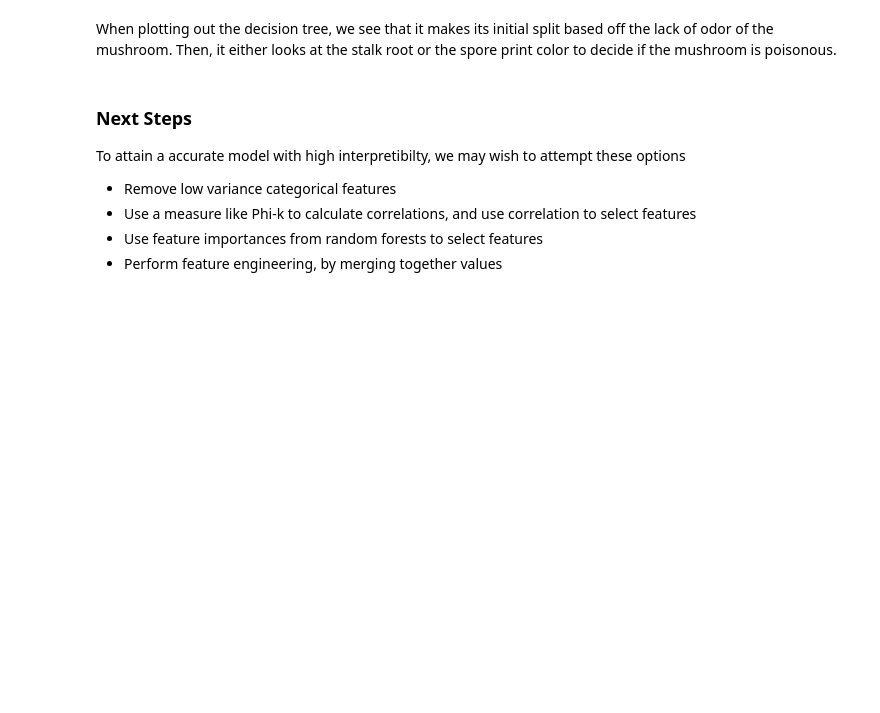
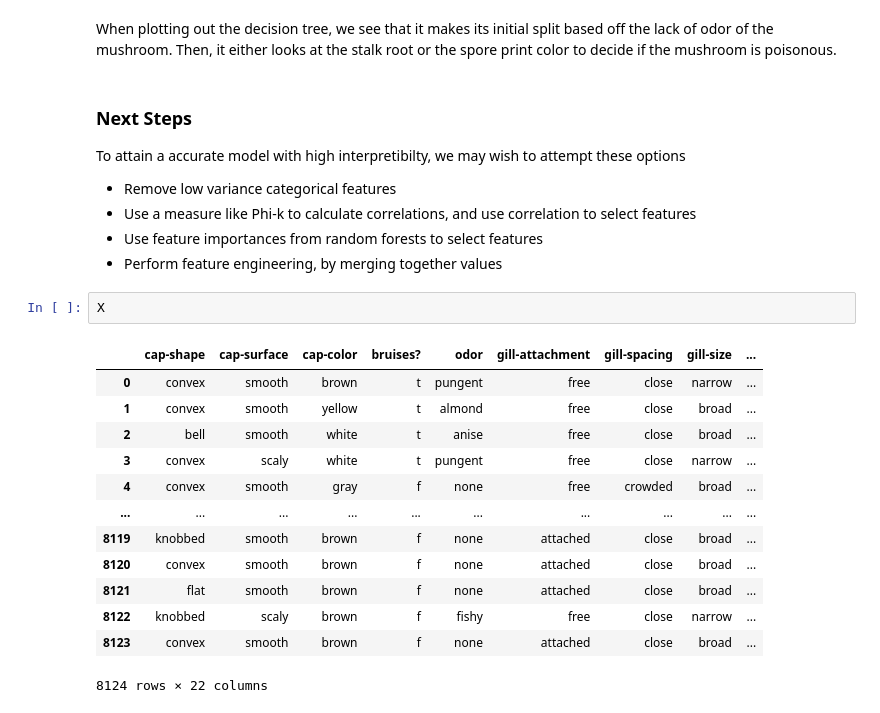
Before and after one commit to Tien-Cheng/AI-and-Machine-Learning--ST1511-, a Jupyter notebook: Assignment 1/classification/mushroom_v1.ipynb, the cells around one changed output. Drawn from its saved outputs; the diff is of its cells as text; blank space fills up the shorter version.

```diff
--- a/Assignment 1/classification/mushroom_v1.ipynb
+++ b/Assignment 1/classification/mushroom_v1.ipynb
@@ -530,3 +534,19 @@ To attain a accurate model with high interpretibilty, we may wish to attempt the
 - Use a measure like Phi-k to calculate correlations, and use correlation to select features
 - Use feature importances from random forests to select features
 - Perform feature engineering, by merging together values
+# %%
+X
+# %% [output]
+|  | cap-shape | cap-surface | cap-color | bruises? | odor | gill-attachment | gill-spacing | gill-size | ... |
+| 0 | convex | smooth | brown | t | pungent | free | close | narrow | ... |
+| 1 | convex | smooth | yellow | t | almond | free | close | broad | ... |
+| 2 | bell | smooth | white | t | anise | free | close | broad | ... |
+| 3 | convex | scaly | white | t | pungent | free | close | narrow | ... |
+| 4 | convex | smooth | gray | f | none | free | crowded | broad | ... |
+| ... | ... | ... | ... | ... | ... | ... | ... | ... | ... |
+| 8119 | knobbed | smooth | brown | f | none | attached | close | broad | ... |
+| 8120 | convex | smooth | brown | f | none | attached | close | broad | ... |
+| 8121 | flat | smooth | brown | f | none | attached | close | broad | ... |
+| 8122 | knobbed | scaly | brown | f | fishy | free | close | narrow | ... |
+| 8123 | convex | smooth | brown | f | none | attached | close | broad | ... |
+8124 rows × 22 columns
```
Also changed, not shown: parts of 22 cells of this notebook.
